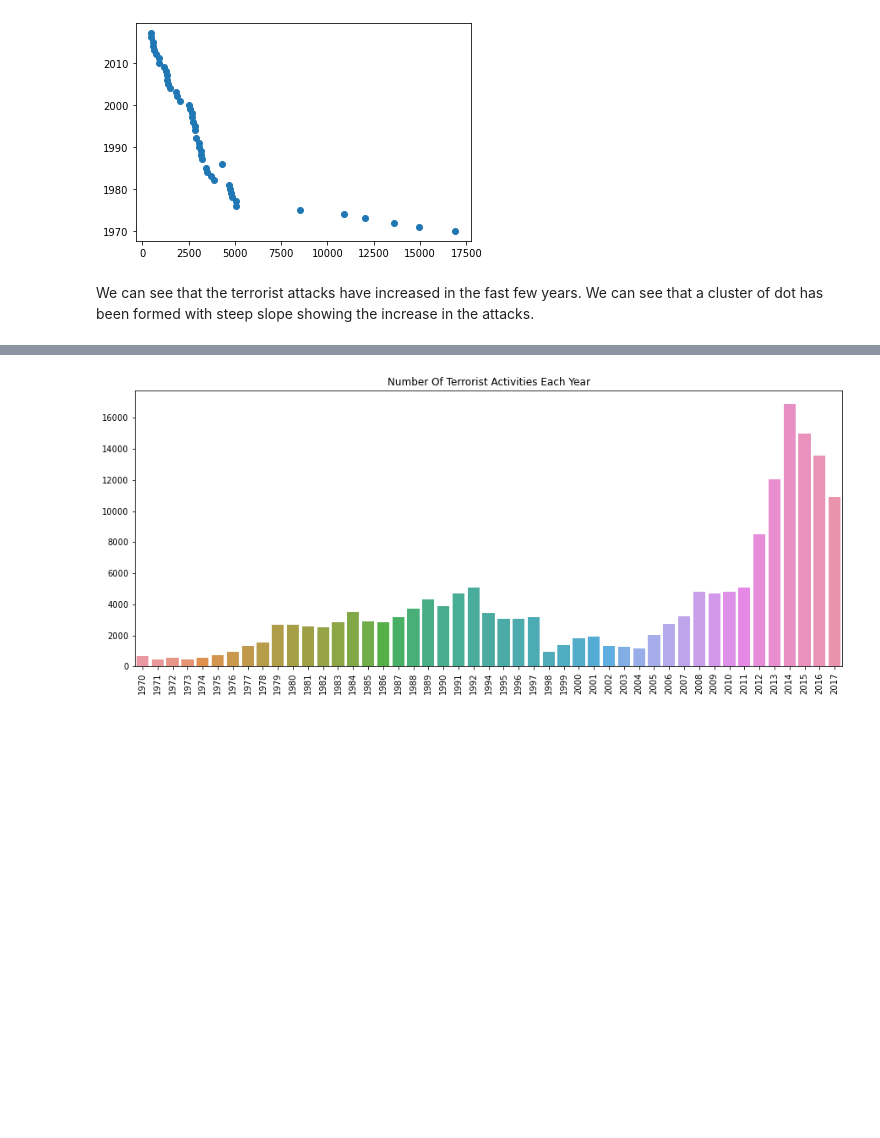
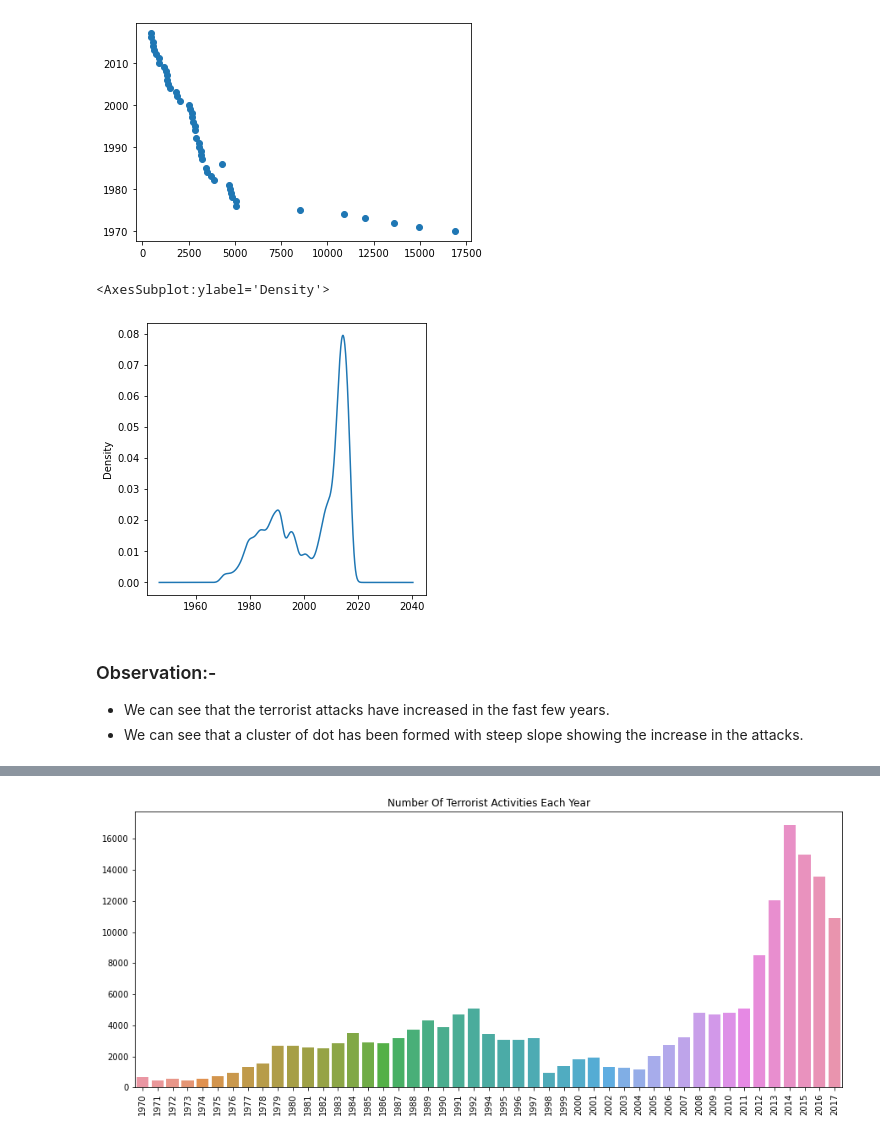
Before and after one commit to FiNiX-GaMmA/Global_terrorism-EDA_project, a Jupyter notebook: worsheet.ipynb, the cells around one changed output, grey strips where cells are left out. Cells and saved outputs as stored; diff of their text form; code cells hidden in the pictures; blank space fills up the shorter version.

Commit message:
adding density plot

```diff
--- a/worsheet.ipynb
+++ b/worsheet.ipynb
@@ -204,6 +204,13 @@ plt.scatter(data["Year"].value_counts(),data["Year"].unique())
 plt.show()
 # %% [output]
 [figure]
+# %%
+plt.figure(figsize=(5,5))
+data["Year"].plot(kind='density')
+# %% [output]
+<AxesSubplot:ylabel='Density'>
+[figure, added]
 # %% [markdown]
-We can see that the terrorist attacks have increased in the fast few years.
-We can see that a cluster of dot has been formed with steep slope showing the increase in the attacks.
+### Observation:-
+- We can see that the terrorist attacks have increased in the fast few years.
+- We can see that a cluster of dot has been formed with steep slope showing the increase in the attacks.
```
Also changed, not shown: parts of 3 cells of this notebook.
